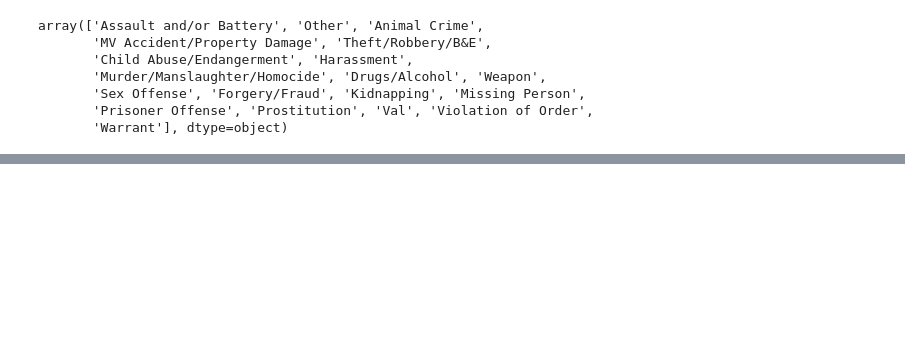
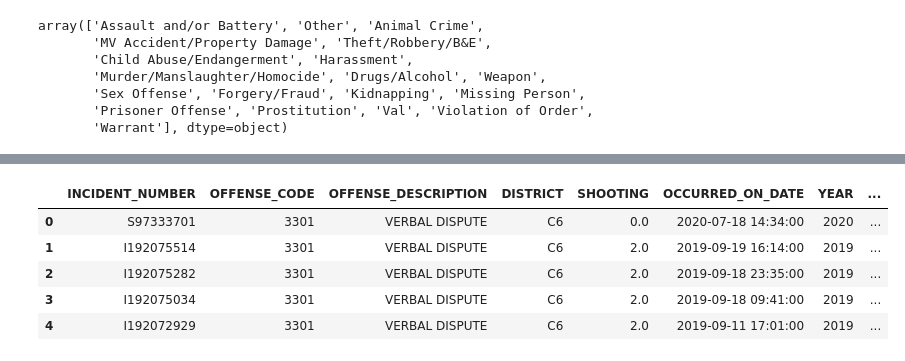
Before and after one commit to YolandaMDavis/cs109a-fall2020, a Jupyter notebook: Boston_Covid_Analysis.ipynb, the cells around one changed output, grey strips where cells are left out. Cells and saved outputs as stored; diff of their text form; code cells hidden in the pictures; blank space fills up the shorter version.

```diff
--- a/Boston_Covid_Analysis.ipynb
+++ b/Boston_Covid_Analysis.ipynb
@@ -136 +156,11 @@ boston_crime_2020_df.head()
+# %%
+boston_crime_df.loc[boston_crime_df["COVID_PERIOD"] == 0, ["COVID_POSITIVE_COUNT","COVID_TESTED_COUNT", "COVID_POSITIVE_RATE"]] = np.NaN, np.NaN, np.NaN
+boston_crime_df.head()
+# %% [output]
+|  | INCIDENT_NUMBER | OFFENSE_CODE | OFFENSE_DESCRIPTION | DISTRICT | SHOOTING | OCCURRED_ON_DATE | YEAR | ... |
+| 0 | S97333701 | 3301 | VERBAL DISPUTE | C6 | 0.0 | 2020-07-18 14:34:00 | 2020 | ... |
+| 1 | I192075514 | 3301 | VERBAL DISPUTE | C6 | 2.0 | 2019-09-19 16:14:00 | 2019 | ... |
+| 2 | I192075282 | 3301 | VERBAL DISPUTE | C6 | 2.0 | 2019-09-18 23:35:00 | 2019 | ... |
+| 3 | I192075034 | 3301 | VERBAL DISPUTE | C6 | 2.0 | 2019-09-18 09:41:00 | 2019 | ... |
+| 4 | I192072929 | 3301 | VERBAL DISPUTE | C6 | 2.0 | 2019-09-11 17:01:00 | 2019 | ... |
 # %%
```
Also changed, not shown: parts of 6 cells of this notebook.
